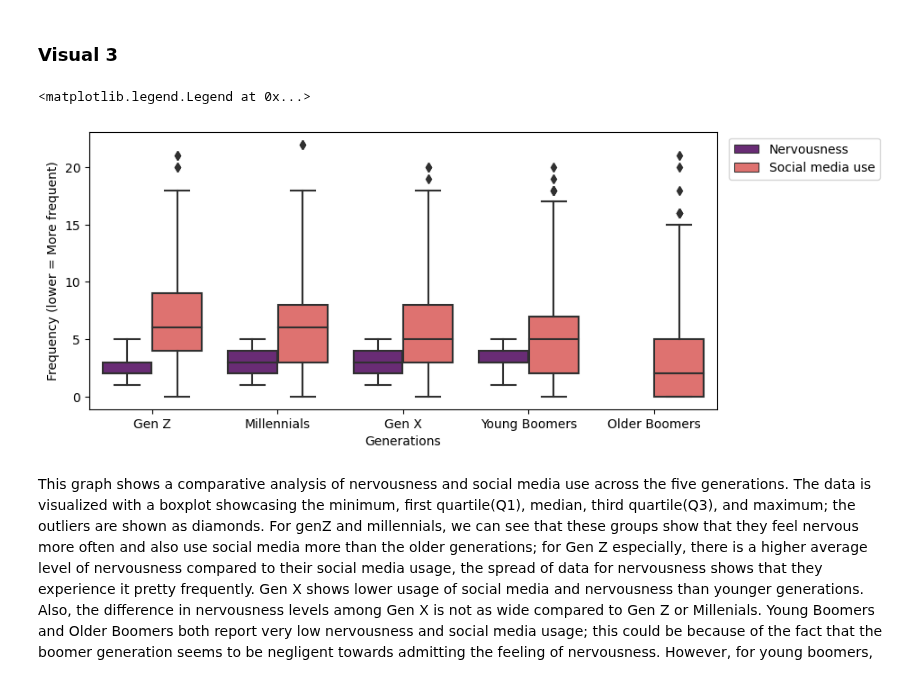
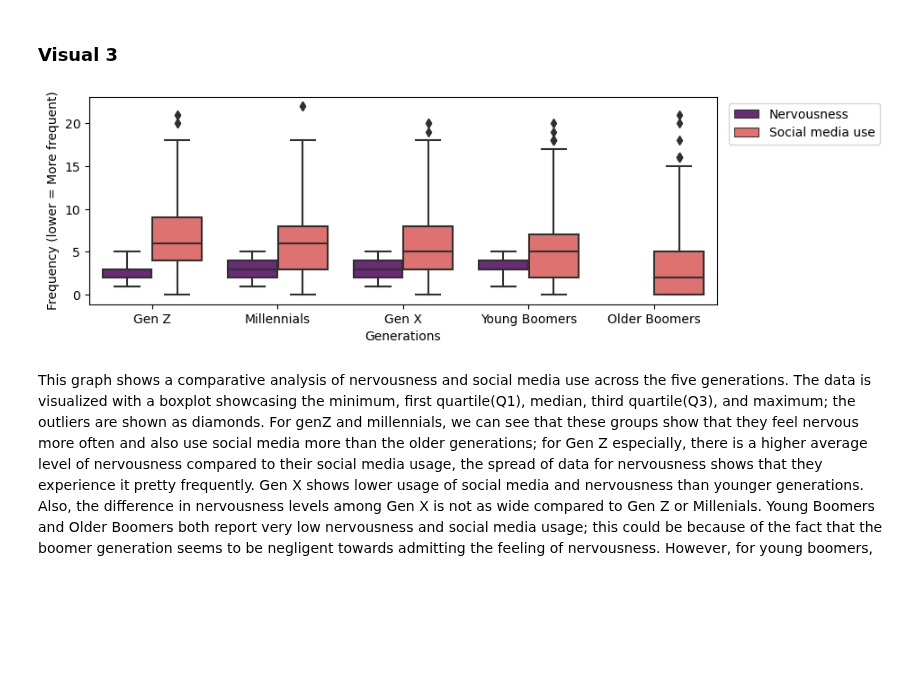
Before and after one commit to uic-cs418/group-project-gamon, a Jupyter notebook: final_report.ipynb, the cells around one changed output. Cells and saved outputs as stored; diff of their text form; code cells hidden in the pictures; blank space fills up the shorter version.

```diff
--- a/final_report.ipynb
+++ b/final_report.ipynb
@@ -42,8 +41,7 @@ CoreTrends2021Cols = ["web1a", "web1b", "web1c", "web1d", "web1e","sns2a", "sns2
 NSDUH2019_wantedCols = readInAndGetWantedColumns("datasets/National Survey on Drug Use and Health 2019/NSDUH_2019_Tab.txt", "txt", NSDUH201819Cols); NSDUH2018_wantedCols = readInAndGetWantedColumns("datasets/National Survey on Drug Use and Health 2018/NSDUH_2018_Tab.tsv", "tsv", NSDUH201819Cols); NSDUH2021_wantedCols = readInAndGetWantedColumns("datasets/National Survey on Drug Use and Health 2021/NSDUH_2021_Tab.txt", "txt", NSDUH2021Cols)
 CoreTrends2021_wantedCols = readInAndGetWantedColumns("datasets/Jan-25-Feb-8-2021-Core-Trends-Survey/Jan 25-Feb 8, 2021 - Core Trends Survey - CSV.csv", "csv", CoreTrends2021Cols); CoreTrends2019_wantedCols = readInAndGetWantedColumns("datasets/January-8-February-7-2019-Core-Trends-Survey-SPSS/January 8-February 7, 2019 - Core Trends Survey - CSV.csv", "csv", CoreTrends2019Cols); CoreTrends2018_wantedCols = readInAndGetWantedColumns("datasets/January 3-10, 2018 - Core Trends Survey/January 3-10, 2018 - Core Trends Survey - CSV.csv", "csv", CoreTrends2018Cols)
 # %%
-CoreTrends_id = ['age']; CoreTrends_values = ["web1a", "web1b", "web1c", "web1d", "web1e"]
-NSDUH_id=['AGE2']; NSDUH_values = ['DSTCHR12']
+CoreTrends_id = ['age']; CoreTrends_values = ["web1a", "web1b", "web1c", "web1d", "web1e"];NSDUH_id=['AGE2']; NSDUH_values = ['DSTCHR12']
 CoreTrends2018_long = cleanUpCoreTrends(CoreTrends2018_wantedCols, CoreTrends_id, CoreTrends_values); CoreTrends2019_long = cleanUpCoreTrends(CoreTrends2019_wantedCols, CoreTrends_id, CoreTrends_values); CoreTrends2021_long = cleanUpCoreTrends(CoreTrends2021_wantedCols, CoreTrends_id, CoreTrends_values)
 NSDUH2018_long = cleanUpNSDUH(NSDUH2018_wantedCols,NSDUH_id,NSDUH_values); NSDUH2019_long = cleanUpNSDUH(NSDUH2019_wantedCols,NSDUH_id,NSDUH_values); NSDUH2021_long = cleanUpNSDUH(NSDUH2021_wantedCols,['AGE3'],NSDUH_values)
 # %% [markdown]
@@ -124,17 +113,15 @@ This suggests a potential correlation, or even causation, between the two trends
 ### Visual 3
 # %%
 id = ['AGE'];vals = ['DSTNRV12'];CoreTrends_id = ['age'];CoreTrends_values = ["totalFreq"]
-
 NSDUH2018_long = cleanUpNS(NSDUH2018_wantedCols, id, vals, 2018);NSDUH2019_long = cleanUpNS(NSDUH2019_wantedCols, id, vals, 2019);NSDUH2021_long = cleanUpNS(NSDUH2021_wantedCols, id, vals, 2021)
 CoreTrends2018_long = cleanUpCT(CoreTrends2018_wantedCols, CoreTrends_id, CoreTrends_values);CoreTrends2019_long = cleanUpCT(CoreTrends2019_wantedCols, CoreTrends_id, CoreTrends_values);CoreTrends2021_long = cleanUpCT(CoreTrends2019_wantedCols, CoreTrends_id, CoreTrends_values)
 expNS1 = pd.concat([NSDUH2018_long,NSDUH2019_long, NSDUH2021_long]);expCT1 = pd.concat([CoreTrends2018_long,CoreTrends2019_long, CoreTrends2021_long])
 CT_t = expCT1.rename(columns={"Frequency of Social Media Use": "Frequency (lower = More frequent)"});NS_t = expNS1.rename(columns={"Nervousness": "Frequency (lower = More frequent)"})
 CT_NS = pd.concat([NS_t, CT_t])
-plt.figure(figsize=(9, 4))
-sns.boxplot(data=CT_NS, x='Generations', y="Frequency (lower = More frequent)", hue="variable", whis=2, palette="magma");plt.legend(loc='upper right', bbox_to_anchor=(1.27, 1))
+plt.figure(figsize=(9, 3))
+sns.boxplot(data=CT_NS, x='Generations', y="Frequency (lower = More frequent)", hue="variable", whis=2, palette="magma");plt.legend(loc='upper right', bbox_to_anchor=(1.27, 1));
 # %% [output]
-<matplotlib.legend.Legend at 0x...>
-[figure, old version]
+[figure, new version]
 # %% [markdown]
 This graph shows a comparative analysis of nervousness and social media use across the five generations. The data is visualized with a boxplot showcasing the minimum, first quartile(Q1), median, third quartile(Q3), and maximum; the outliers are shown as diamonds. For genZ and millennials, we can see that these groups show that they feel nervous more often and also use social media more than the older generations; for Gen Z especially, there is a higher average level of nervousness compared to their social media usage, the spread of data for nervousness shows that they experience it pretty frequently. Gen X shows lower usage of social media and nervousness than younger generations. Also, the difference in nervousness levels among Gen X is not as wide compared to Gen Z or Millenials. Young Boomers and Older Boomers both report very low nervousness and social media usage; this could be because of the fact that the boomer generation seems to be negligent towards admitting the feeling of nervousness. However, for young boomers, we can see that there is a bit more variation in how often they feel nervous. It appears that the younger the generation is, the more often they report feeling nervous, and the more their frequency of using social media, and this trend lessens as we go up the generations. We can see that there is a noticeable decrease in both behaviors as the age increases.
 # %% [markdown]
```
Also changed, not shown: parts of 6 cells of this notebook.
